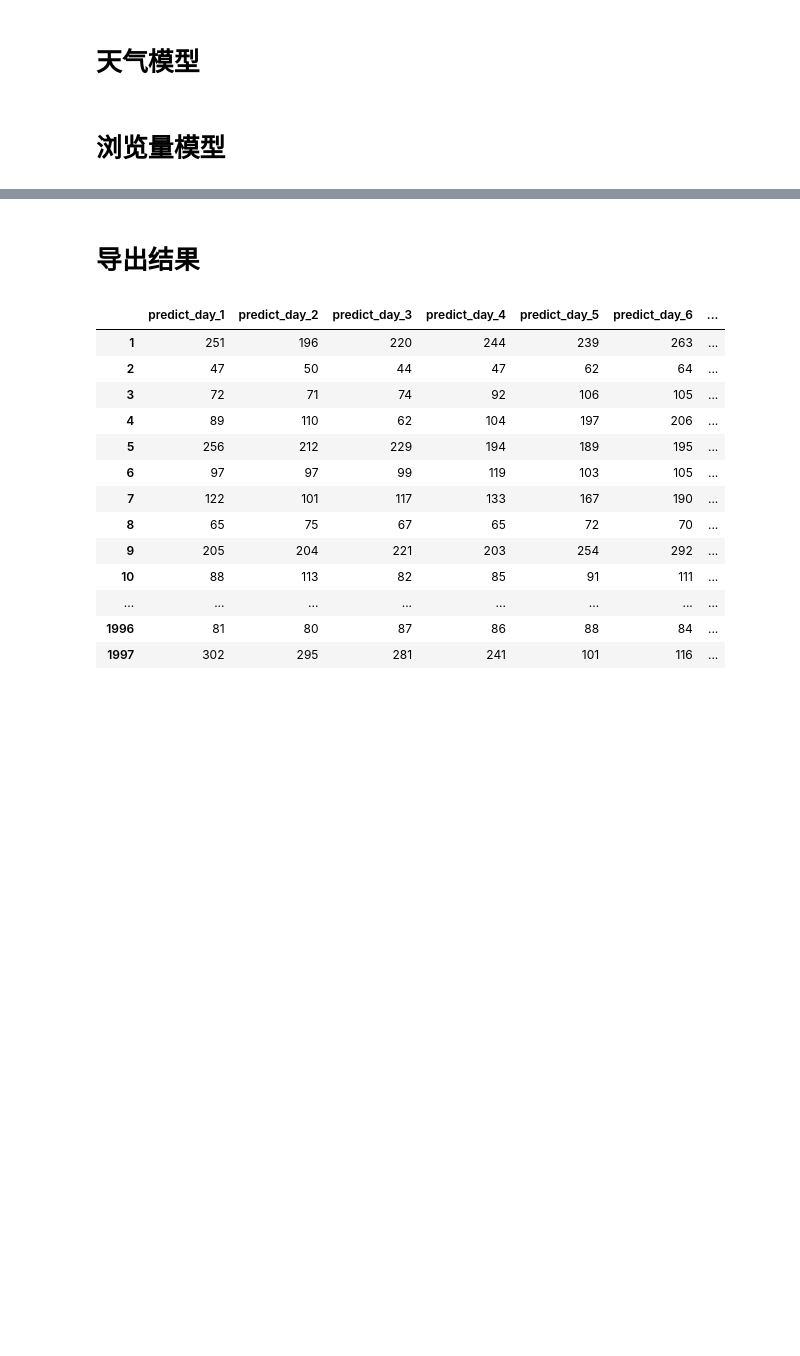
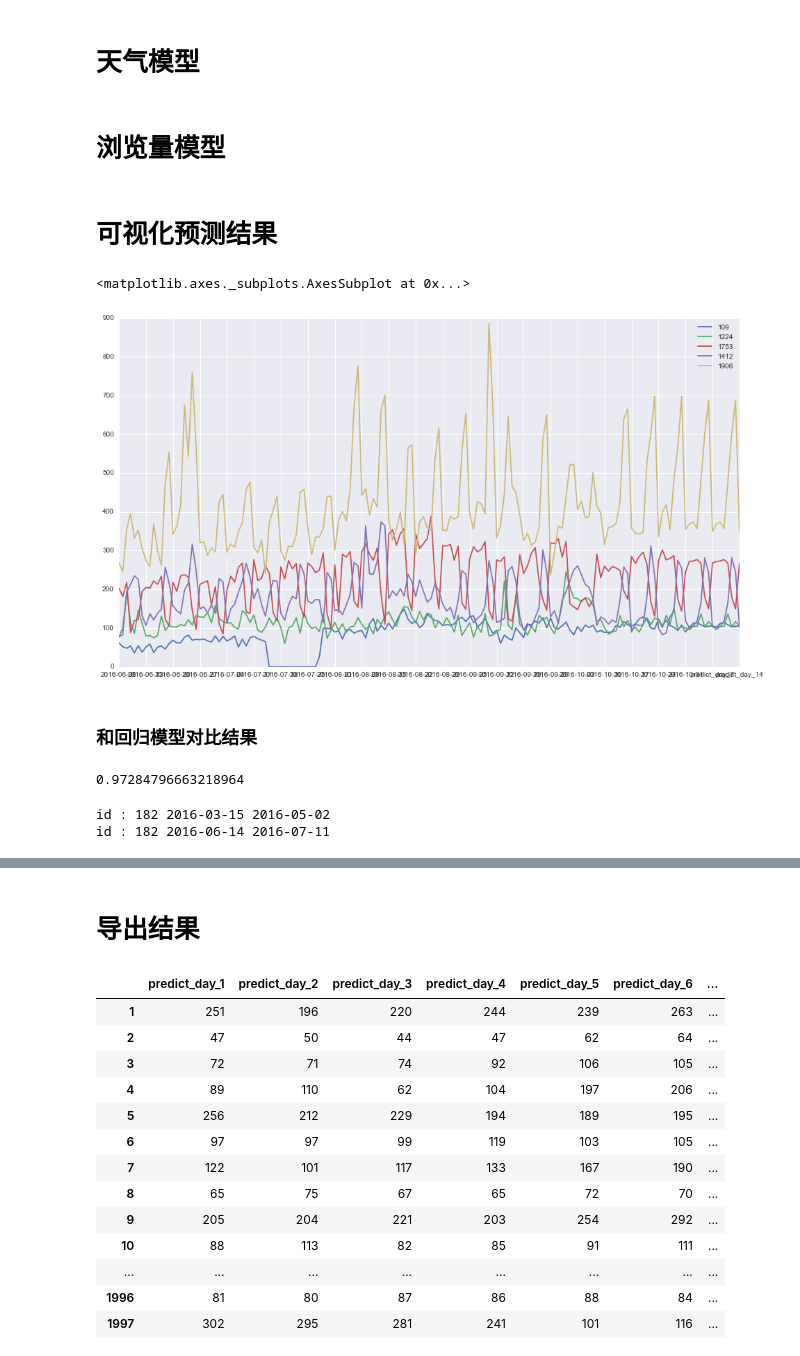
Before and after one commit to wakemeup-xyz/TianChi_IJCAI-17_sales_prediction_code, a Jupyter notebook: Prediction.ipynb, the cells around one changed output, grey strips where cells are left out. Cells and saved outputs as stored; diff of their text form; code cells hidden in the pictures; blank space fills up the shorter version.

```diff
--- a/Prediction.ipynb
+++ b/Prediction.ipynb
@@ -367,10 +367,3 @@ ids_stable_period_1_2_3.extend(ids_stable_period_3)
 # 波动模型
 # %%
 ## 先对每周波动做归一化 ：每天的值除以对应的当周的均值
-# %%
-# int 转化为 float
-indexlist = shop_info.index.tolist()
-for day in dateRange('2015-07-01','2016-10-31'):
-    print day
-    for id in indexlist:
-        shop_info.loc[id,day] = float(shop_info.loc[id,day])
@@ -379,6 +369,0 @@ KeyboardInterrupt:
-# %%
-for day in dateRange('2015-07-07','2016-10-31'):
-    wk_number = date_to_week(day)
-    for id in shop_info.index.tolist():
-        if shop_info.loc[id,day] > 0 :
-            shop_info.loc[id,day] /= shop_info.loc[id,'wk_'+str(wk_number)]
@@ -700,3 +698,18 @@ shop_info.loc[:,'predict_day_1':'predict_day_14']
 # 天气模型
 # %% [markdown]
 # 浏览量模型
+# %% [markdown]
+# 可视化预测结果
+# %%
+list_result = dateRange('2016-06-06','2016-10-31')
+for i in range(1,15):
+    list_result.append('predict_day_'+str(i))
+xmajorLocator = MultipleLocator(7) #将x轴次刻度标签设置为7的倍数
+ax = plt.subplot(111)
+ax.xaxis.set_major_locator(xmajorLocator)
+shop_info.loc[np.random.choice(ids_cos_sim_high_3_wk,5) ,list_result].T.plot(figsize=(16,9),ax=ax)
+# %% [output]
+<matplotlib.axes._subplots.AxesSubplot at 0x...>
+[figure, added]
+# %% [markdown]
+### 和回归模型对比结果
@@ -702,0 +741,9 @@ shop_info.loc[:,'predict_day_1':'predict_day_14']
+# %%
+shop_info.loc[56,'cos_sim_wk_66']
+# %% [output]
+0.97284796663218964
+# %%
+show_stable_period_id(182,3)
+# %% [output]
+id : 182 2016-03-15 2016-05-02
+id : 182 2016-06-14 2016-07-11
```
Also changed, not shown: parts of 9 cells of this notebook, 3 other files.
